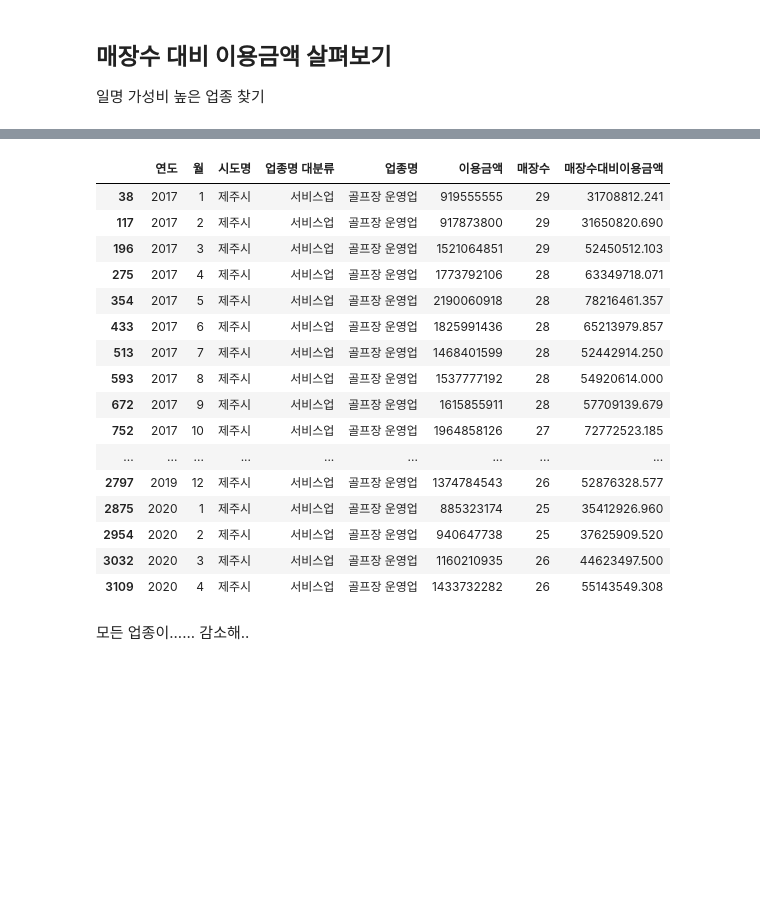
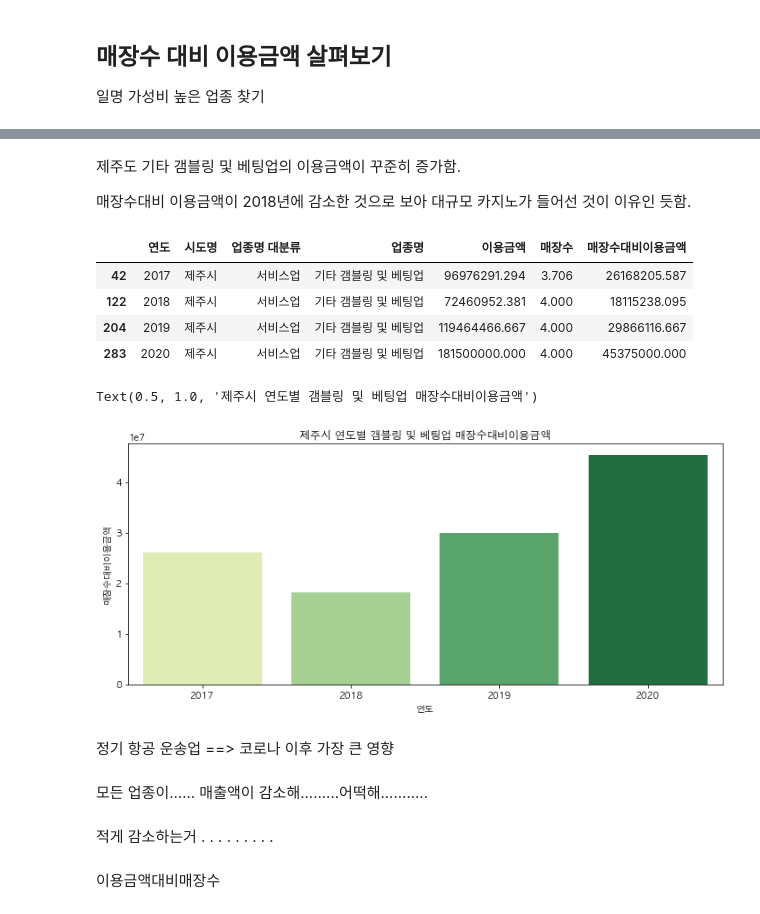
Before and after one commit to HayeonKimm/Tourist_Consumption_Analysis, a Jupyter notebook: code/2_analysis/제주_예비창업자를_위한_업종별_카드_매출과_매장수_데이터_분석(수진).ipynb, the cells around one changed output, grey strips where cells are left out. Saved outputs shown, nothing was run; the diff lists cells and outputs as text; code cells hidden in the pictures; blank space fills up the shorter version.

```diff
--- a/code/2_analysis/제주_예비창업자를_위한_업종별_카드_매출과_매장수_데이터_분석(수진).ipynb
+++ b/code/2_analysis/제주_예비창업자를_위한_업종별_카드_매출과_매장수_데이터_분석(수진).ipynb
@@ -21,5 +14,5 @@
 # %%
-filepath = '..\\..\\datasets\\jeju_sujin.csv'
+filepath = '../../datasets/jeju_sujin.csv'
 # %% [markdown]
 ## 필요 라이브러리 불러오기
 # %%
@@ -88,13 +74,17 @@ groupby사용해서 데이터프레임 서브셋 여러 개 만들어서 봐야
 # %% [markdown]
 ### 업종별 이용금액 및 매장수: df_industry
 # %%
-# 업종별 이용금액
-df_store_expense = df_card.groupby(['연도',
-                                    '월',
+# 연도별, 업종별 이용금액
+df_store_expense_year = df_card.groupby(['연도',
                                     '시도명',
                                     '업종명 대분류',
                                     '업종명'
-                                   ])[['이용금액']].sum().reset_index()
+                                   ])[['이용금액']].mean().reset_index()
+df_store_count_year = df_card.groupby(['연도',
+                                  '시도명',
+                                  '업종명 대분류',
+                                  '업종명'
+                                 ])[['매장수']].mean().reset_index()
 # %%
 # 업종별 매장수
 df_store_count = df_card.groupby(['연도',
@@ -105,6 +95,6 @@ df_store_count = df_card.groupby(['연도',
                                  ])[['매장수']].mean().reset_index()
 # %%
 # 업종별 이용금액 및 매장수
-df_industry = pd.concat([df_store_expense, df_store_count['매장수']], axis=1)
+df_industry = pd.concat([df_store_expense_year, df_store_count_year['매장수']], axis=1)
 df_industry.head()
 # %% [output]
@@ -166,23 +300,36 @@ df_industry_mean.sort_values(by='매장수대비이용금액', ascending=False).
+# %% [markdown]
+제주도 기타 갬블링 및 베팅업의 이용금액이 꾸준히 증가함.
+
+매장수대비 이용금액이 2018년에 감소한 것으로 보아 대규모 카지노가 들어선 것이 이유인 듯함.
 # %%
-df_industry_jeju = df_industry[df_industry['시도명']=='제주시'].copy()
-df_industry_jeju[df_industry_jeju['업종명']=='골프장 운영업']
+df_industry_mean_jeju = df_industry[df_industry['시도명']=='제주시'].copy()
+# df_industry_jeju['매장수대비이용금액'] = df_industry_jeju['이용금액'] / df_industry_jeju['매장수']
+df_industry_jeju[df_industry_jeju['업종명']=='기타 갬블링 및 베팅업']
 # %% [output]
-|  | 연도 | 월 | 시도명 | 업종명 대분류 | 업종명 | 이용금액 | 매장수 | 매장수대비이용금액 |
-| 38 | 2017 | 1 | 제주시 | 서비스업 | 골프장 운영업 | 919555555 | 29 | 31708812.241 |
-| 117 | 2017 | 2 | 제주시 | 서비스업 | 골프장 운영업 | 917873800 | 29 | 31650820.690 |
-| 196 | 2017 | 3 | 제주시 | 서비스업 | 골프장 운영업 | 1521064851 | 29 | 52450512.103 |
-| 275 | 2017 | 4 | 제주시 | 서비스업 | 골프장 운영업 | 1773792106 | 28 | 63349718.071 |
-| 354 | 2017 | 5 | 제주시 | 서비스업 | 골프장 운영업 | 2190060918 | 28 | 78216461.357 |
-| 433 | 2017 | 6 | 제주시 | 서비스업 | 골프장 운영업 | 1825991436 | 28 | 65213979.857 |
-| 513 | 2017 | 7 | 제주시 | 서비스업 | 골프장 운영업 | 1468401599 | 28 | 52442914.250 |
-| 593 | 2017 | 8 | 제주시 | 서비스업 | 골프장 운영업 | 1537777192 | 28 | 54920614.000 |
-| 672 | 2017 | 9 | 제주시 | 서비스업 | 골프장 운영업 | 1615855911 | 28 | 57709139.679 |
-| 752 | 2017 | 10 | 제주시 | 서비스업 | 골프장 운영업 | 1964858126 | 27 | 72772523.185 |
-| ... | ... | ... | ... | ... | ... | ... | ... | ... |
-| 2797 | 2019 | 12 | 제주시 | 서비스업 | 골프장 운영업 | 1374784543 | 26 | 52876328.577 |
-| 2875 | 2020 | 1 | 제주시 | 서비스업 | 골프장 운영업 | 885323174 | 25 | 35412926.960 |
-| 2954 | 2020 | 2 | 제주시 | 서비스업 | 골프장 운영업 | 940647738 | 25 | 37625909.520 |
-| 3032 | 2020 | 3 | 제주시 | 서비스업 | 골프장 운영업 | 1160210935 | 26 | 44623497.500 |
-| 3109 | 2020 | 4 | 제주시 | 서비스업 | 골프장 운영업 | 1433732282 | 26 | 55143549.308 |
+|  | 연도 | 시도명 | 업종명 대분류 | 업종명 | 이용금액 | 매장수 | 매장수대비이용금액 |
+| 42 | 2017 | 제주시 | 서비스업 | 기타 갬블링 및 베팅업 | 96976291.294 | 3.706 | 26168205.587 |
+| 122 | 2018 | 제주시 | 서비스업 | 기타 갬블링 및 베팅업 | 72460952.381 | 4.000 | 18115238.095 |
+| 204 | 2019 | 제주시 | 서비스업 | 기타 갬블링 및 베팅업 | 119464466.667 | 4.000 | 29866116.667 |
+| 283 | 2020 | 제주시 | 서비스업 | 기타 갬블링 및 베팅업 | 181500000.000 | 4.000 | 45375000.000 |
+# %%
+df_jeju_casino = df_industry_jeju[
+    df_industry_jeju['업종명']=='기타 갬블링 및 베팅업'
+]
+
+plt.figure(figsize=(12,5))
+ax = sns.barplot(x='연도',
+                 y='매장수대비이용금액',
+                 data=df_jeju_casino,
+                 palette='YlGn')
+ax.set_title('제주시 연도별 갬블링 및 베팅업 매장수대비이용금액')
+# %% [output]
+Text(0.5, 1.0, '제주시 연도별 갬블링 및 베팅업 매장수대비이용금액')
+[figure, added]
+# %% [markdown]
+정기 항공 운송업 ==> 코로나 이후 가장 큰 영향
 # %% [markdown]
-모든 업종이...... 감소해..
+모든 업종이...... 매출액이 감소해.........어떡해...........
+# %% [markdown]
+적게 감소하는거 . . . . . . . . .
+# %% [markdown]
+이용금액대비매장수
```
Also changed, not shown: parts of 67 cells of this notebook.
